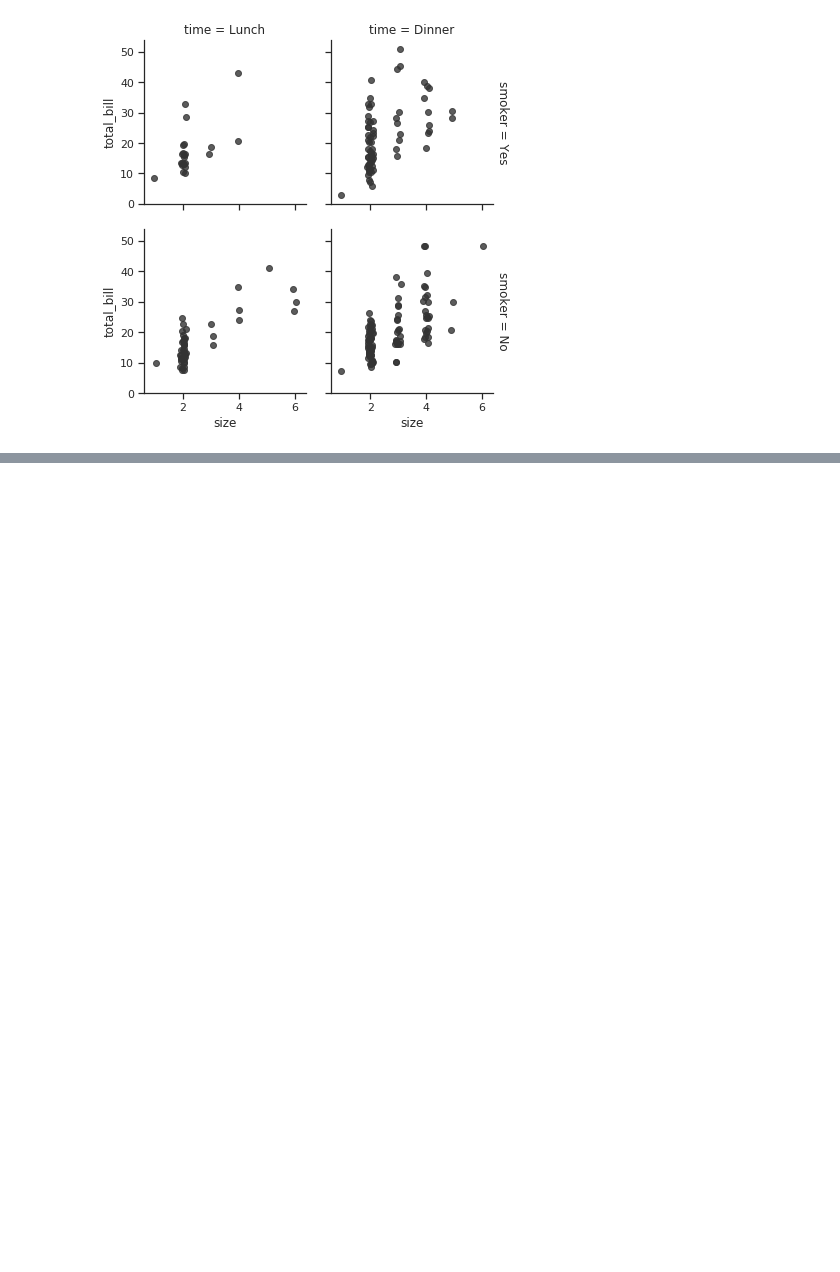
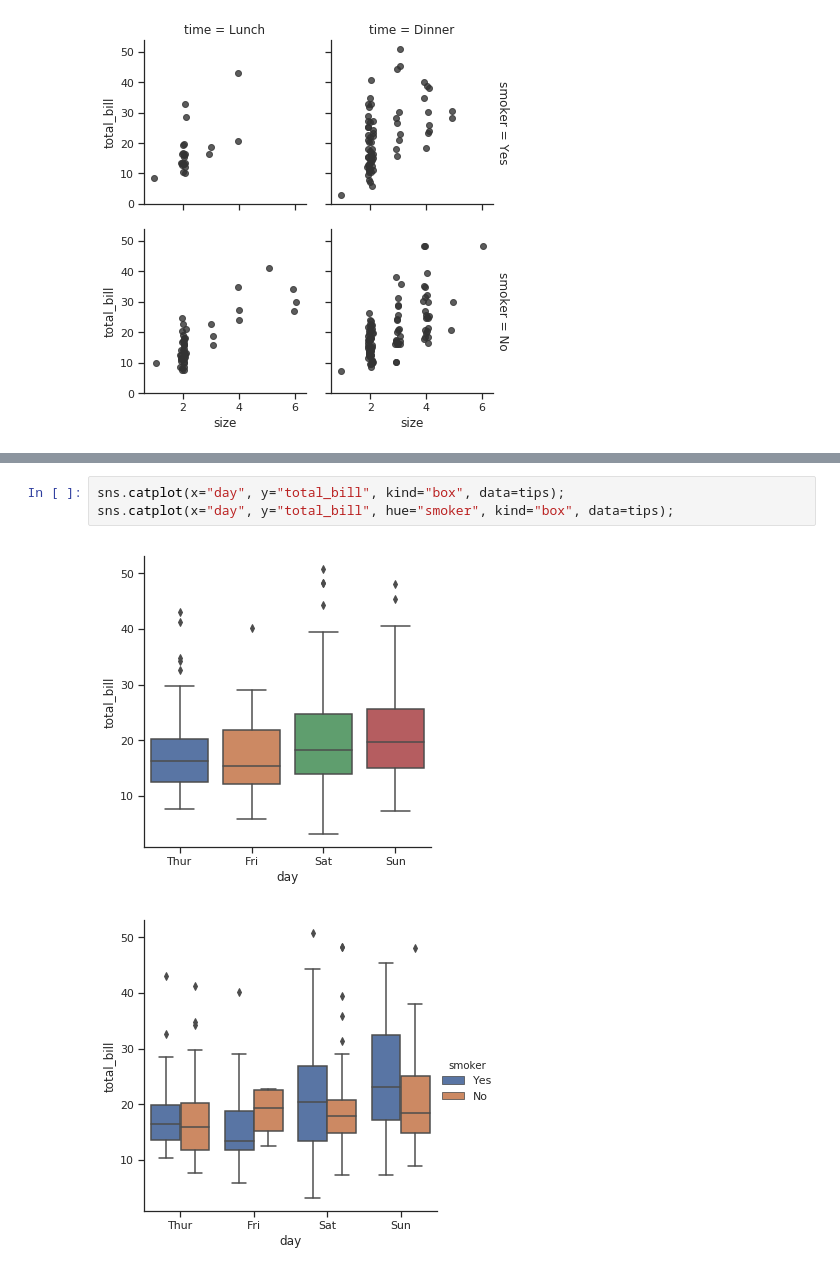
Before and after one commit to mulukenm/DataVisualization, a Jupyter notebook: JN_DVisualization.ipynb, the cells around one changed output, grey strips where cells are left out. Cells and saved outputs as stored; diff of their text form; blank space fills up the shorter version.

```diff
--- a/JN_DVisualization.ipynb
+++ b/JN_DVisualization.ipynb
@@ -41,0 +33,6 @@ g.map(sns.regplot, "size", "total_bill", color=".2", fit_reg=False, x_jitter=.1)
+# %%
+sns.catplot(x="day", y="total_bill", kind="box", data=tips);
+sns.catplot(x="day", y="total_bill", hue="smoker", kind="box", data=tips);
+# %% [output]
+[figure, added]
+[figure, added]
```
Also changed, not shown: parts of 10 cells of this notebook.
